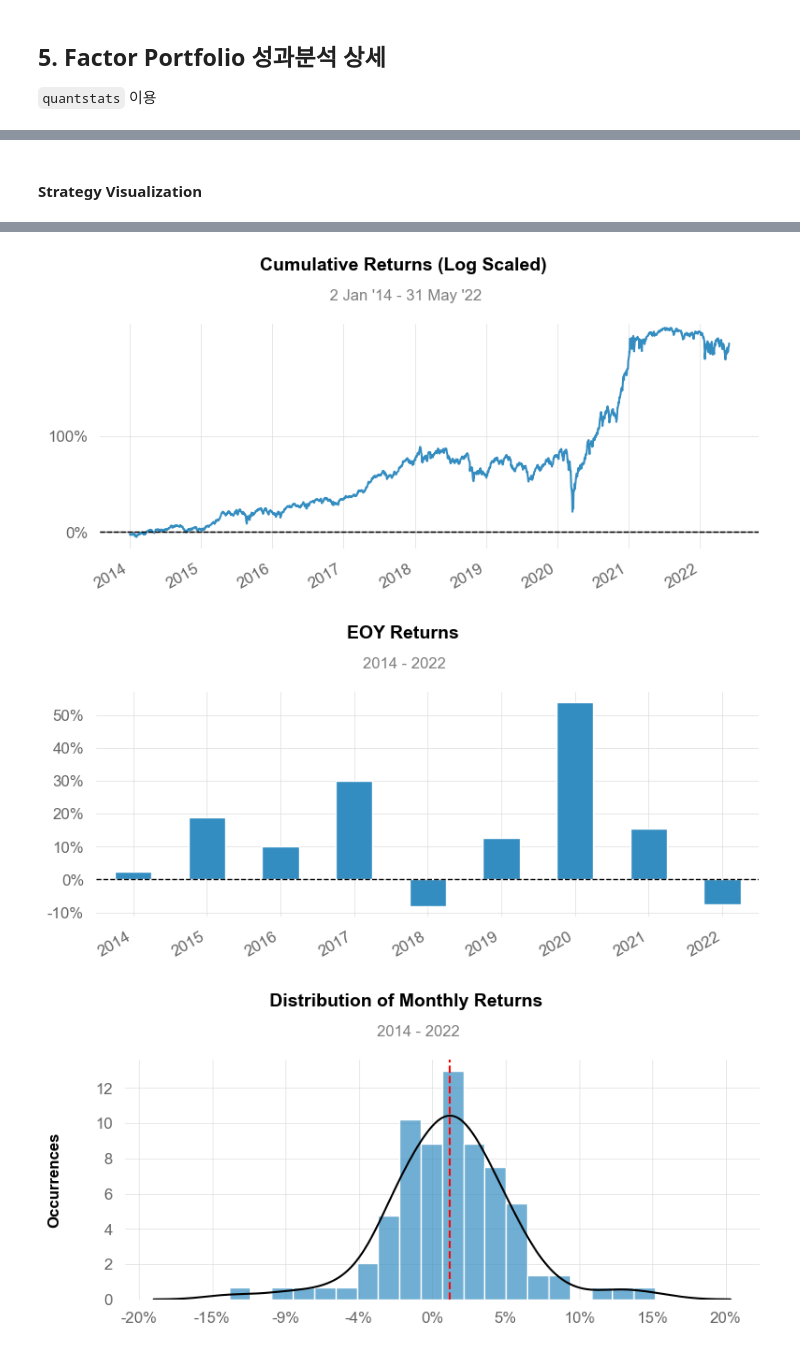
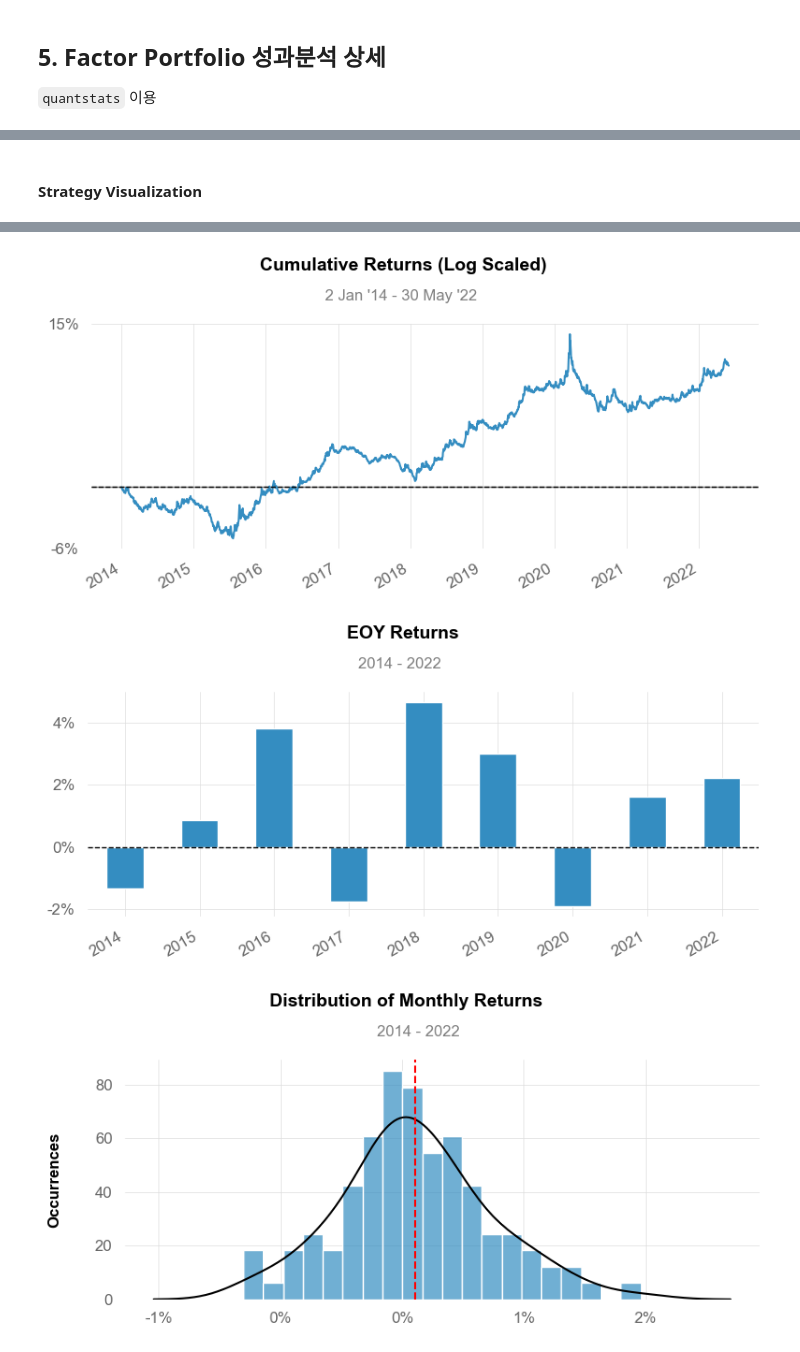
Before and after one commit to jaepil-choi/qtrsch, a Jupyter notebook: factor_research.ipynb, the cells around one changed output, grey strips where cells are left out. Cells and saved outputs as stored; diff of their text form; code cells hidden in the pictures.

```diff
--- a/factor_research.ipynb
+++ b/factor_research.ipynb
@@ -216,4 +305,15 @@ $$
 small_2d = mktcap_2d.rank(axis=1, method='dense', ascending=False) >= mktcap_2d.shape[1] / 2
 big_2d = mktcap_2d.rank(axis=1, method='dense', ascending=False) <= mktcap_2d.shape[1] / 2
 
-# high_2d = ...
+high_2d = pbr_2d.rank(axis=1, method='dense', ascending=False) <= pbr_2d.shape[1] / 3
+medium_2d = (pbr_2d.rank(axis=1, method='dense', ascending=False) > pbr_2d.shape[1] / 3) \
+    & (pbr_2d.rank(axis=1, method='dense', ascending=False) <= pbr_2d.shape[1] * 2 / 3)
+low_2d = pbr_2d.rank(axis=1, method='dense', ascending=False) > pbr_2d.shape[1] * 2 / 3
+# %%
+S_low = small_2d & low_2d
+S_mid = small_2d & medium_2d
+S_high = small_2d & high_2d
+
+B_low = big_2d & low_2d
+B_mid = big_2d & medium_2d
+B_high = big_2d & high_2d
@@ -226,3 +337,9 @@ $$
 \text{SMB} = \frac{1}{3} \left( (S_{\text{low}} + S_{\text{mid}} + S_{\text{high}}) - (B_{\text{low}} + B_{\text{mid}} + B_{\text{high}}) \right)
 
 $$
+# %%
+SMB_portfolio = ((S_low | S_mid | S_high) * return_1dshift - (B_low | B_mid | B_high) * return_1dshift) * 1/3
+SMB = SMB_portfolio.mean(axis=1)
+# %%
+SMB_portfolio.index = pd.to_datetime(SMB_portfolio.index)
+SMB.index = pd.to_datetime(SMB.index)
@@ -231,7 +365,7 @@ $$
 
 `quantstats` 이용
 # %%
-qs.reports.full(Rm)
+qs.reports.full(SMB)
 # %% [output]
 Performance Metrics
                            Strategy
@@ -264,3 +398,3 @@ Strategy Visualization
-[figure, old version]
+[figure, new version]
-[figure, old version]
+[figure, new version]
-[figure, old version]
+[figure, new version]
```
Also changed, not shown: parts of 35 cells of this notebook.
